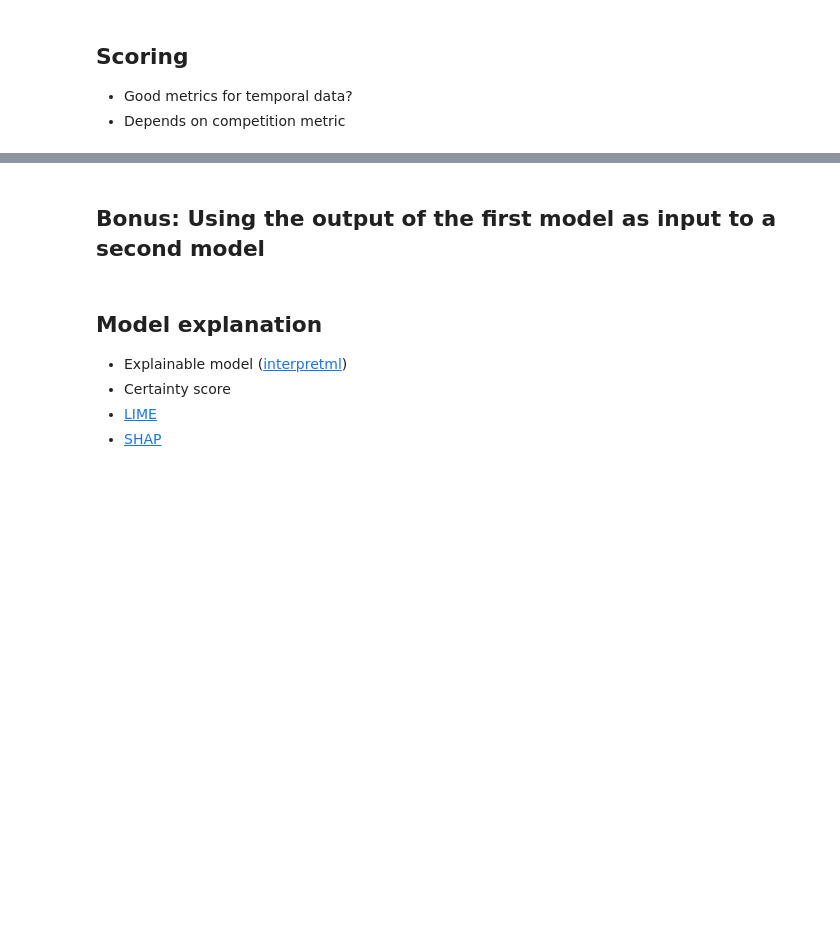
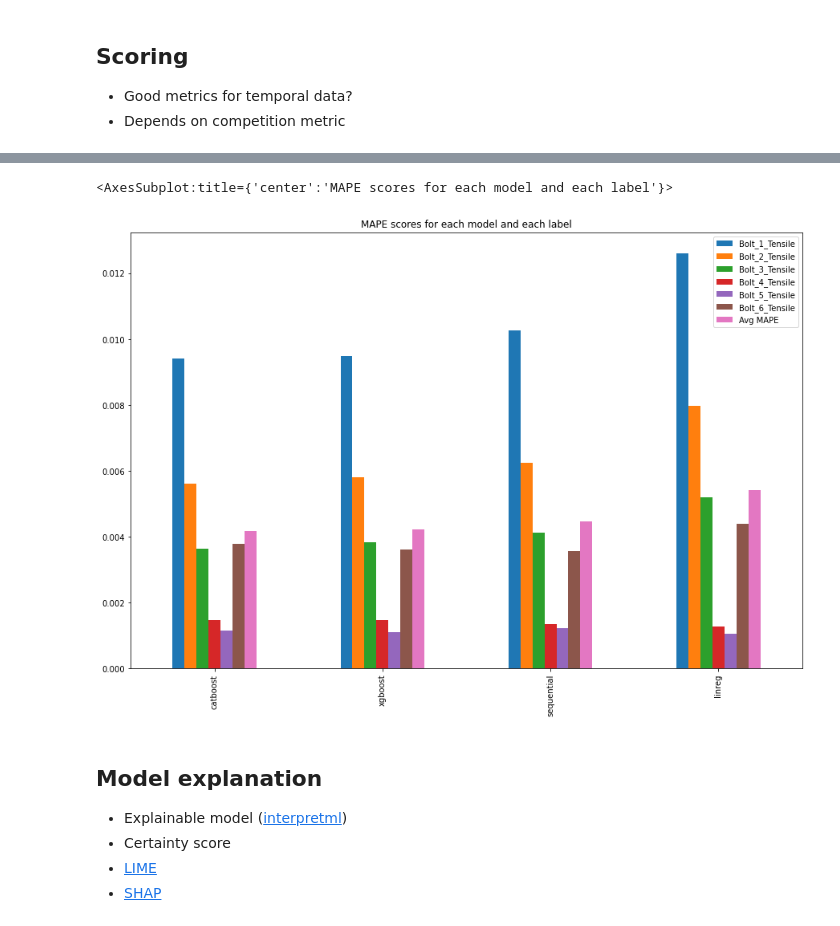
Before and after one commit to viggotw/Krafthack_SopraSteria_Team3, a Jupyter notebook: main_notebook.ipynb, the cells around one changed output, grey strips where cells are left out. Cells and saved outputs as stored; diff of their text form; code cells hidden in the pictures; blank space fills up the shorter version.

```diff
--- a/main_notebook.ipynb
+++ b/main_notebook.ipynb
@@ -373,5 +469,8 @@ scores
-# %% [markdown]
-## Bonus: Using the output of the first model as input to a second model
+# %%
+scores.plot(kind='bar', figsize=(15,10), title="MAPE scores for each model and each label")
+# %% [output]
+<AxesSubplot:title={'center':'MAPE scores for each model and each label'}>
+[figure, added]
 # %% [markdown]
 ## Model explanation
 - Explainable model ([interpretml](https://github.com/interpretml/interpret))
```
Also changed, not shown: parts of 36 cells of this notebook, 2 other files.
